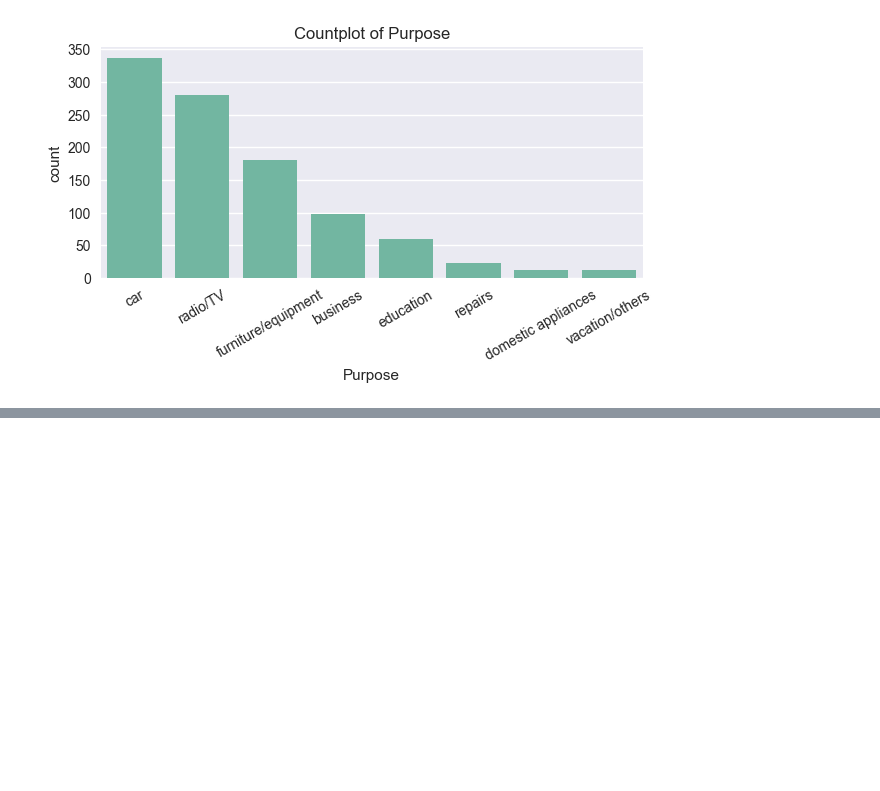
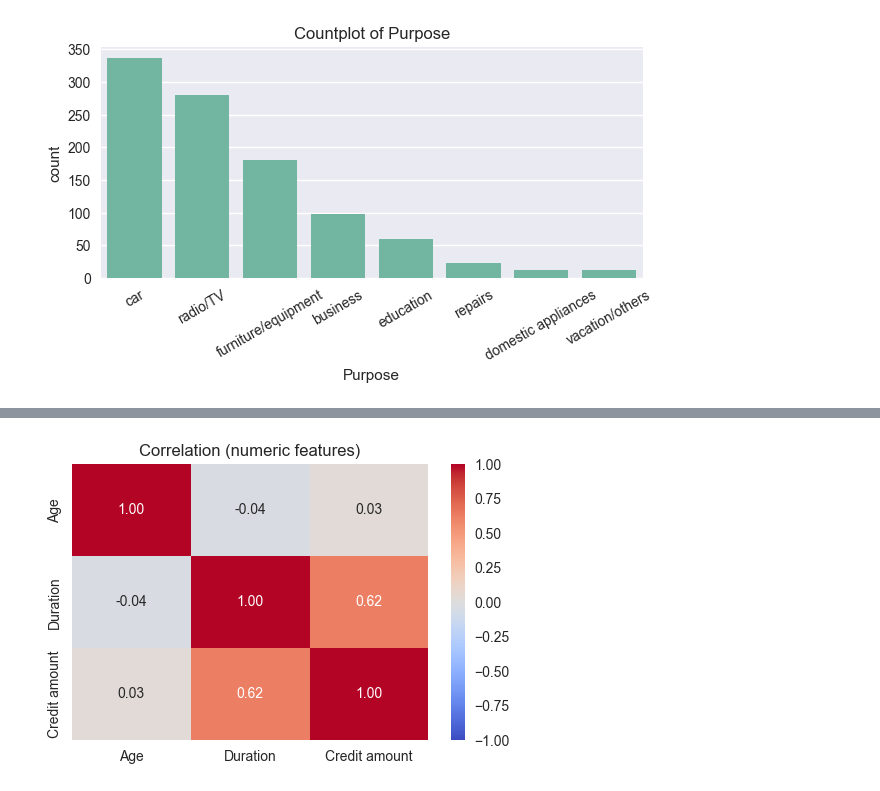
Before and after one commit to EmreKaratas1/CreditWise, a Jupyter notebook: notebooks/01_EDA.ipynb, the cells around one changed output, grey strips where cells are left out. Drawn from its saved outputs; the diff is of its cells as text; code cells hidden in the pictures; blank space fills up the shorter version.

```diff
--- a/notebooks/01_EDA.ipynb
+++ b/notebooks/01_EDA.ipynb
@@ -65,0 +90,13 @@ for col in cat_cols:
+# %%
+# Correlation (numeric features)
+num_cols = ["Age", "Duration", "Credit amount"]
+corr = df[num_cols].corr(numeric_only=True)
+
+plt.figure(figsize=(5,3.5))
+sns.heatmap(corr, annot=True, fmt=".2f", cmap="coolwarm", vmin=-1, vmax=1)
+plt.title("Correlation (numeric features)")
+plt.tight_layout()
+plt.savefig("../images/Correlation_numeric.png", dpi=150)
+plt.show()
+# %% [output]
+[figure, added]
```
Also changed, not shown: parts of 6 cells of this notebook, 10 other files.
